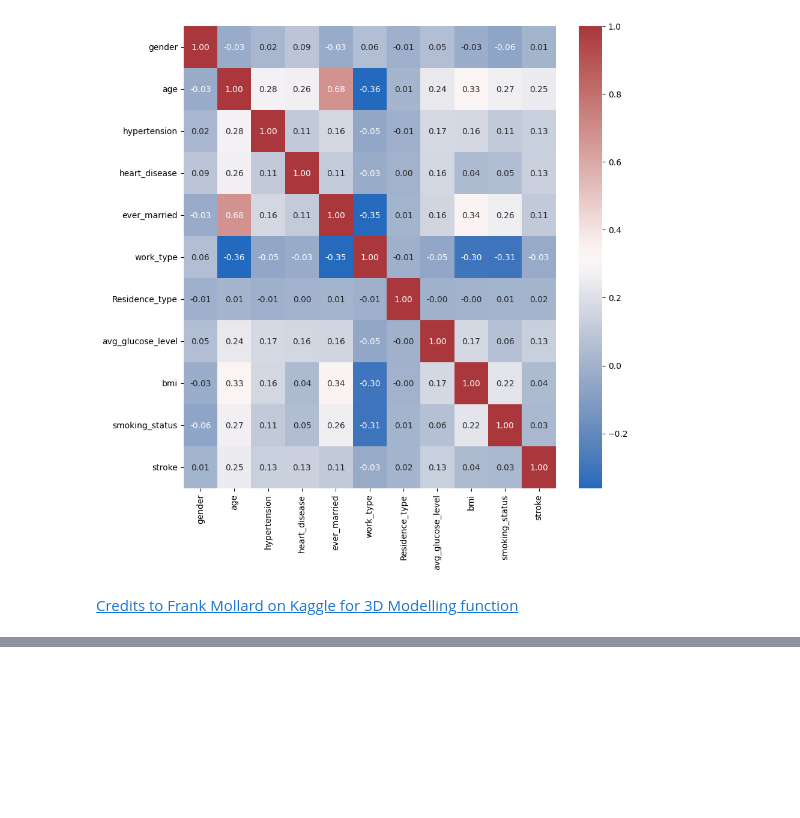
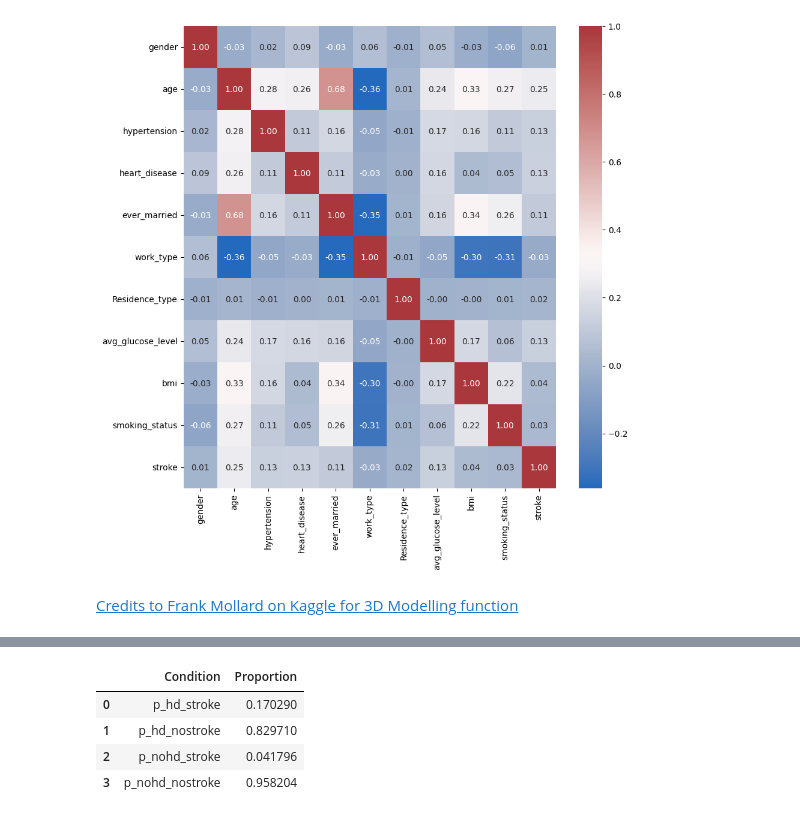
Before and after one commit to mdrhmn48/Stroke-Prediction, a Jupyter notebook: analysis.ipynb, the cells around one changed output, grey strips where cells are left out. Drawn from its saved outputs; the diff is of its cells as text; code cells hidden in the pictures; blank space fills up the shorter version.

```diff
--- a/analysis.ipynb
+++ b/analysis.ipynb
@@ -307,0 +315,33 @@ plot3d(df, ["#3a91e6", "red"], "stroke",
+# %%
+#heart disease
+
+hd_stroke_count = df.query("heart_disease == 1 and stroke == 1")["stroke"].count()
+hd_nostroke_count = df.query("heart_disease == 1 and stroke == 0")['stroke'].count()
+total_hd = hd_stroke_count + hd_nostroke_count
+#total_hd
+# %%
+p_hd_stroke = hd_stroke_count / total_hd
+p_hd_nostroke = hd_nostroke_count / total_hd
+
+#no heart disease
+nohd_stroke_count = df.query("heart_disease == 0 and stroke == 1")["stroke"].count()
+nohd_nostroke_count = df.query("heart_disease == 0 and stroke == 0")['stroke'].count()
+total_nohd = nohd_stroke_count + nohd_nostroke_count
+#total_nohd
+p_nohd_stroke = nohd_stroke_count / total_nohd
+p_nohd_nostroke = nohd_nostroke_count / total_nohd
+
+#p_nohd_stroke
+#p_nohd_nostroke
+
+heartDict = {'p_hd_stroke': p_hd_stroke, 'p_hd_nostroke': p_hd_nostroke, 'p_nohd_stroke': p_nohd_stroke, 'p_nohd_nostroke': p_nohd_nostroke}
+# %%
+heart_df = pd.DataFrame(heartDict, index=[0])
+heart_df = heart_df.T.reset_index()
+heart_df.rename(columns={"index": "Condition", 0: "Proportion"})
+# %% [output]
+|  | Condition | Proportion |
+| 0 | p_hd_stroke | 0.170290 |
+| 1 | p_hd_nostroke | 0.829710 |
+| 2 | p_nohd_stroke | 0.041796 |
+| 3 | p_nohd_nostroke | 0.958204 |
```
Also changed, not shown: parts of 2 cells of this notebook.
